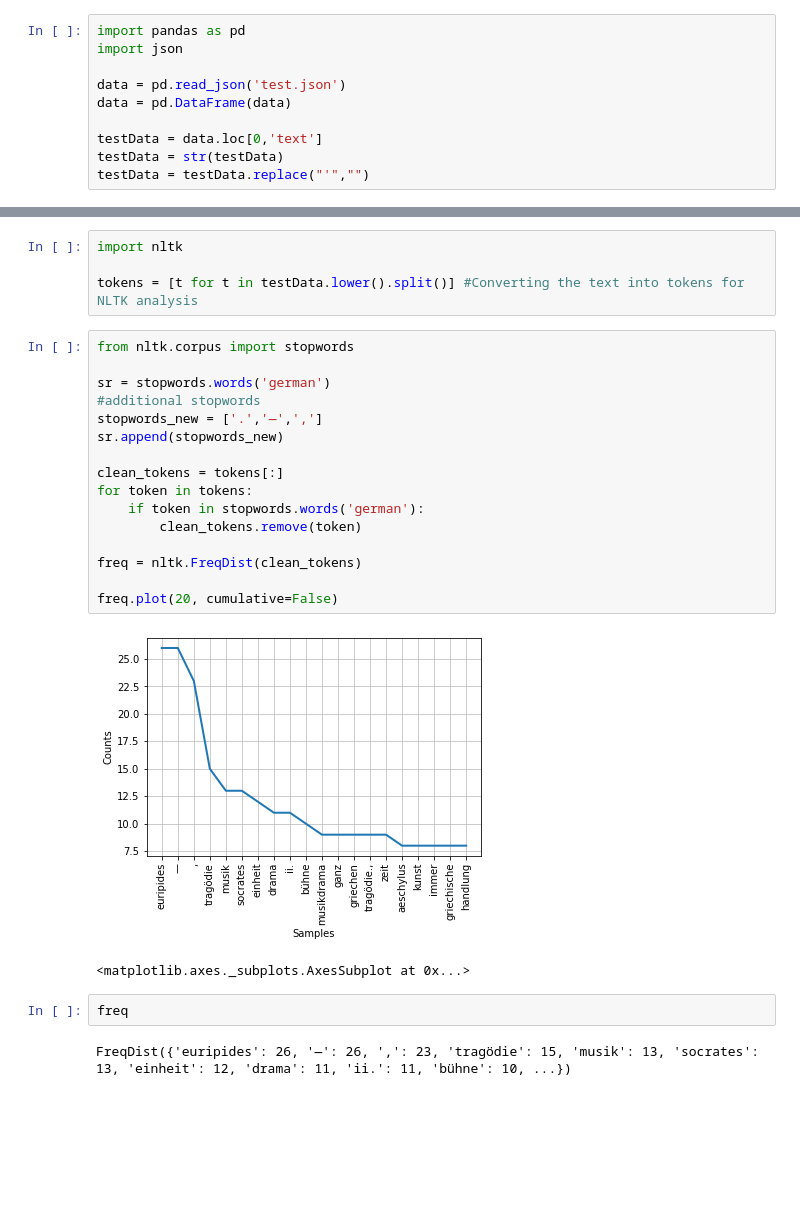
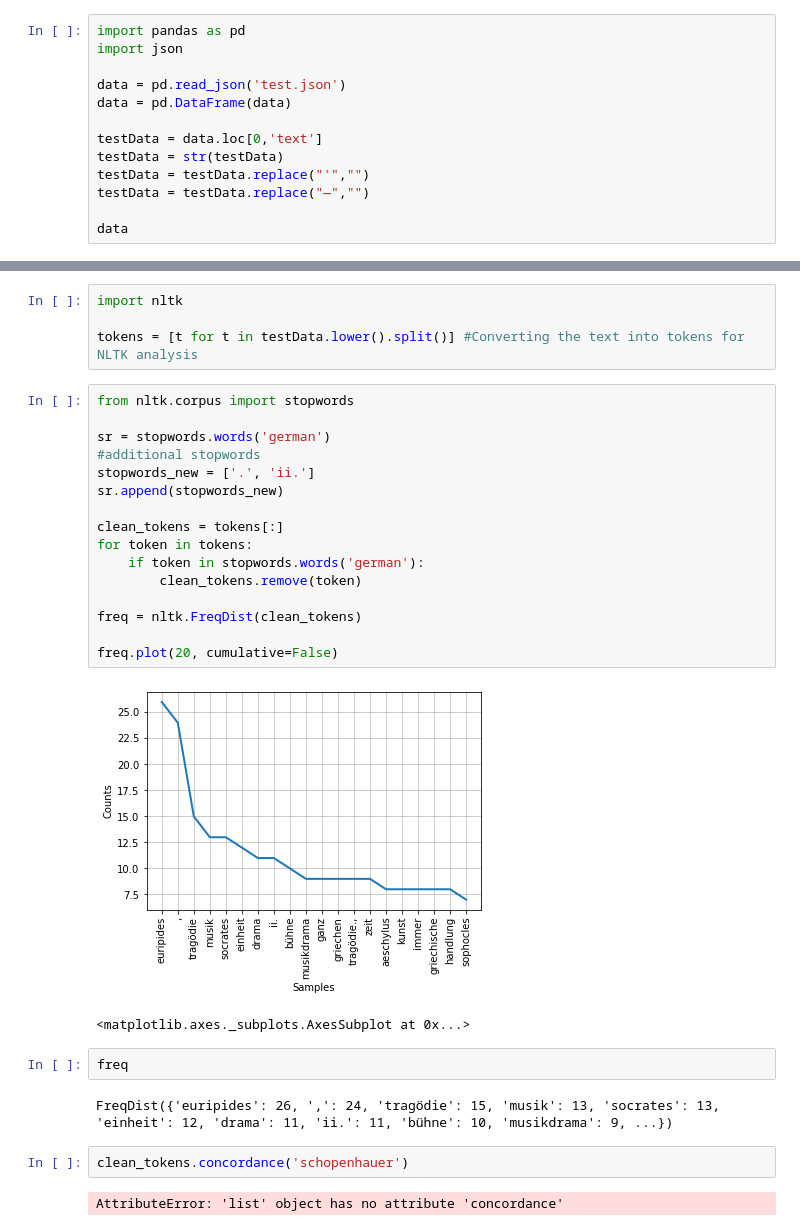
Before and after one commit to sarachodosh/workshop1-nietzsche, a Jupyter notebook: dataScrapingTest-Rebecca/nlp-testing/nlp-testing.ipynb, the cells around one changed output, grey strips where cells are left out. Drawn from its saved outputs; the diff is of its cells as text; blank space fills up the shorter version.

```diff
--- a/dataScrapingTest-Rebecca/nlp-testing/nlp-testing.ipynb
+++ b/dataScrapingTest-Rebecca/nlp-testing/nlp-testing.ipynb
@@ -8,3 +8,6 @@ data = pd.DataFrame(data)
 testData = data.loc[0,'text']
 testData = str(testData)
 testData = testData.replace("'","")
+testData = testData.replace("—","")
+
+data
@@ -15,23 +32,27 @@ tokens = [t for t in testData.lower().split()] #Converting the text into tokens
 # %%
 from nltk.corpus import stopwords
 
 sr = stopwords.words('german')
 #additional stopwords
-stopwords_new = ['.','—',',']
+stopwords_new = ['.', 'ii.']
 sr.append(stopwords_new)
 
 clean_tokens = tokens[:]
 for token in tokens:
     if token in stopwords.words('german'):
         clean_tokens.remove(token)
 
 freq = nltk.FreqDist(clean_tokens)
 
 freq.plot(20, cumulative=False)
 # %% [output]
-[figure, old version]
+[figure, new version]
 <matplotlib.axes._subplots.AxesSubplot at 0x...>
 # %%
 freq
 # %% [output]
-FreqDist({'euripides': 26, '—': 26, ',': 23, 'tragödie': 15, 'musik': 13, 'socrates': 13, 'einheit': 12, 'drama': 11, 'ii.': 11, 'bühne': 10, ...})
+FreqDist({'euripides': 26, ',': 24, 'tragödie': 15, 'musik': 13, 'socrates': 13, 'einheit': 12, 'drama': 11, 'ii.': 11, 'bühne': 10, 'musikdrama': 9, ...})
+# %%
+clean_tokens.concordance('schopenhauer')
+# %% [output]
+AttributeError: 'list' object has no attribute 'concordance'
```
Also changed, not shown: parts of 4 cells of this notebook, 1 other file.
